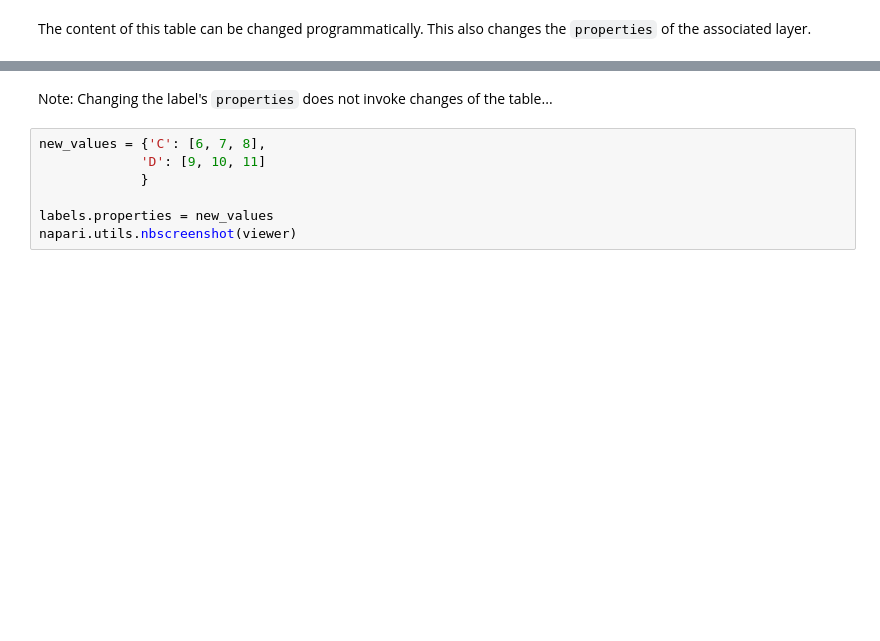
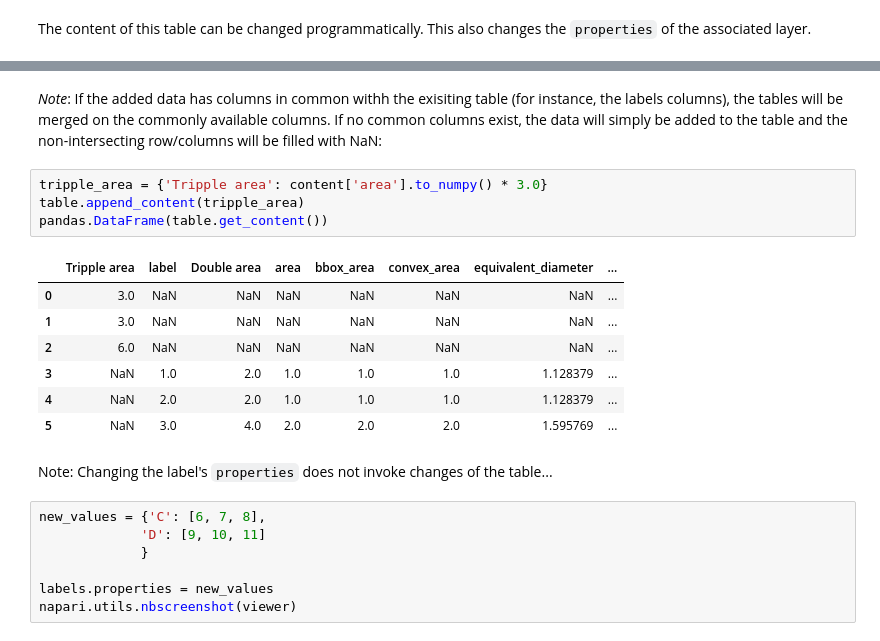
Before and after one commit to haesleinhuepf/napari-skimage-regionprops, a Jupyter notebook: demo/tables.ipynb, the cells around one changed output, grey strips where cells are left out. Cells and saved outputs as stored; diff of their text form; blank space fills up the shorter version.

```diff
--- a/demo/tables.ipynb
+++ b/demo/tables.ipynb
@@ -63,3 +84,17 @@ napari.utils.nbscreenshot(viewer)
+# %% [markdown]
+*Note*: If the added data has columns in common withh the exisiting table (for instance, the labels columns), the tables will be merged on the commonly available columns. If no common columns exist, the data will simply be added to the table and the non-intersecting row/columns will be filled with NaN:
+# %%
+tripple_area = {'Tripple area': content['area'].to_numpy() * 3.0}
+table.append_content(tripple_area)
+pandas.DataFrame(table.get_content())
+# %% [output]
+|  | Tripple area | label | Double area | area | bbox_area | convex_area | equivalent_diameter | ... |
+| 0 | 3.0 | NaN | NaN | NaN | NaN | NaN | NaN | ... |
+| 1 | 3.0 | NaN | NaN | NaN | NaN | NaN | NaN | ... |
+| 2 | 6.0 | NaN | NaN | NaN | NaN | NaN | NaN | ... |
+| 3 | NaN | 1.0 | 2.0 | 1.0 | 1.0 | 1.0 | 1.128379 | ... |
+| 4 | NaN | 2.0 | 2.0 | 1.0 | 1.0 | 1.0 | 1.128379 | ... |
+| 5 | NaN | 3.0 | 4.0 | 2.0 | 2.0 | 2.0 | 1.595769 | ... |
 # %% [markdown]
 Note: Changing the label's `properties` does not invoke changes of the table...
 # %%
```
Also changed, not shown: parts of 13 cells of this notebook.
